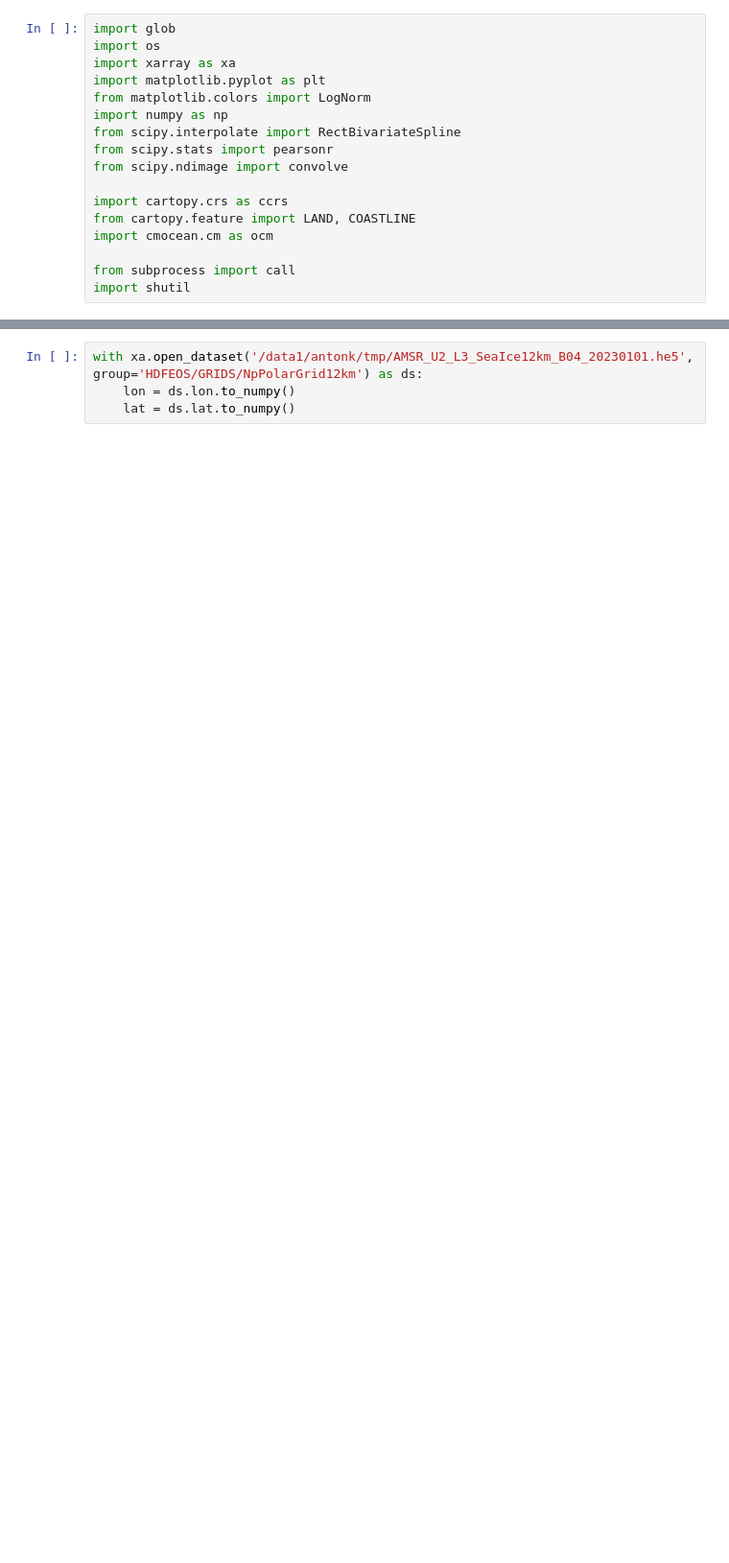
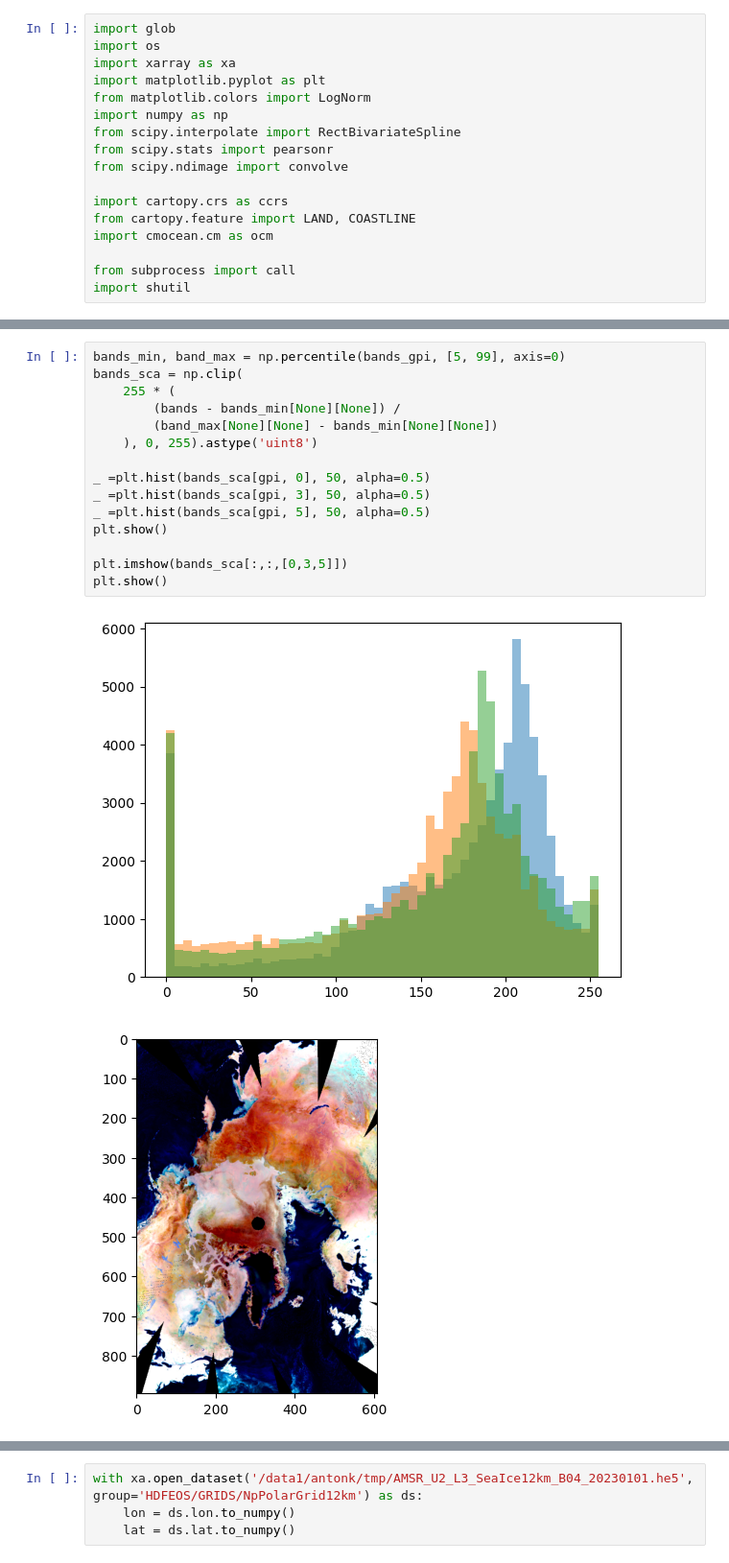
Before and after one commit to nansencenter/cimr_simulator, a Jupyter notebook: compare_amsr2.ipynb, the cells around one changed output, grey strips where cells are left out. Shown at 96% size. Cells and saved outputs as stored; diff of their text form; blank space fills up the shorter version.

```diff
--- a/compare_amsr2.ipynb
+++ b/compare_amsr2.ipynb
@@ -43,0 +49,18 @@ plt.show()
+# %%
+bands_min, band_max = np.percentile(bands_gpi, [5, 99], axis=0)
+bands_sca = np.clip(
+    255 * (
+        (bands - bands_min[None][None]) /
+        (band_max[None][None] - bands_min[None][None])
+    ), 0, 255).astype('uint8')
+
+_ =plt.hist(bands_sca[gpi, 0], 50, alpha=0.5)
+_ =plt.hist(bands_sca[gpi, 3], 50, alpha=0.5)
+_ =plt.hist(bands_sca[gpi, 5], 50, alpha=0.5)
+plt.show()
+
+plt.imshow(bands_sca[:,:,[0,3,5]])
+plt.show()
+# %% [output]
+[figure, added]
+[figure, added]
```
Also changed, not shown: parts of 17 cells of this notebook, 6 other files.
